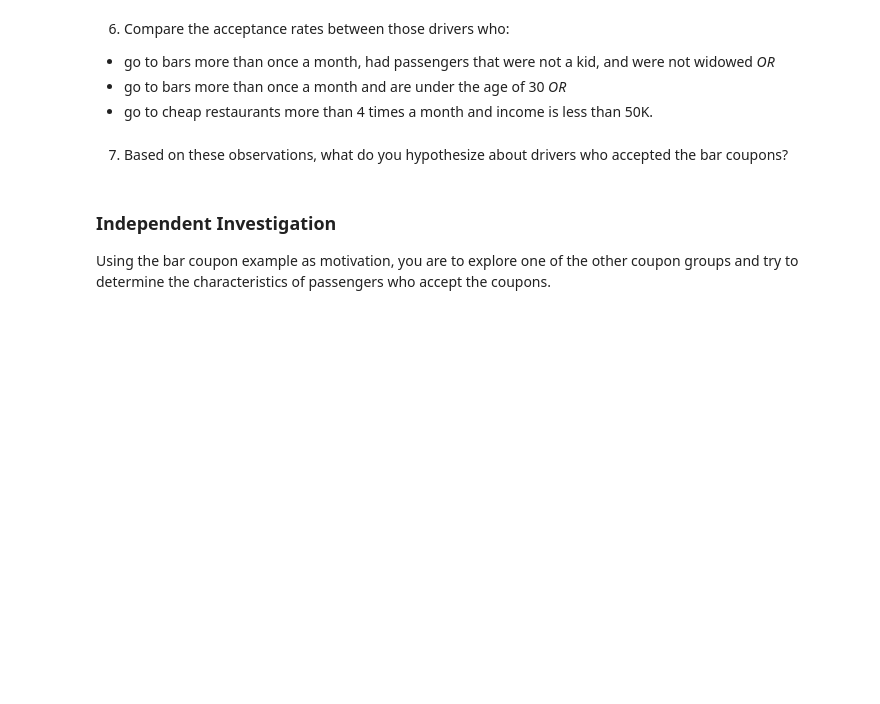
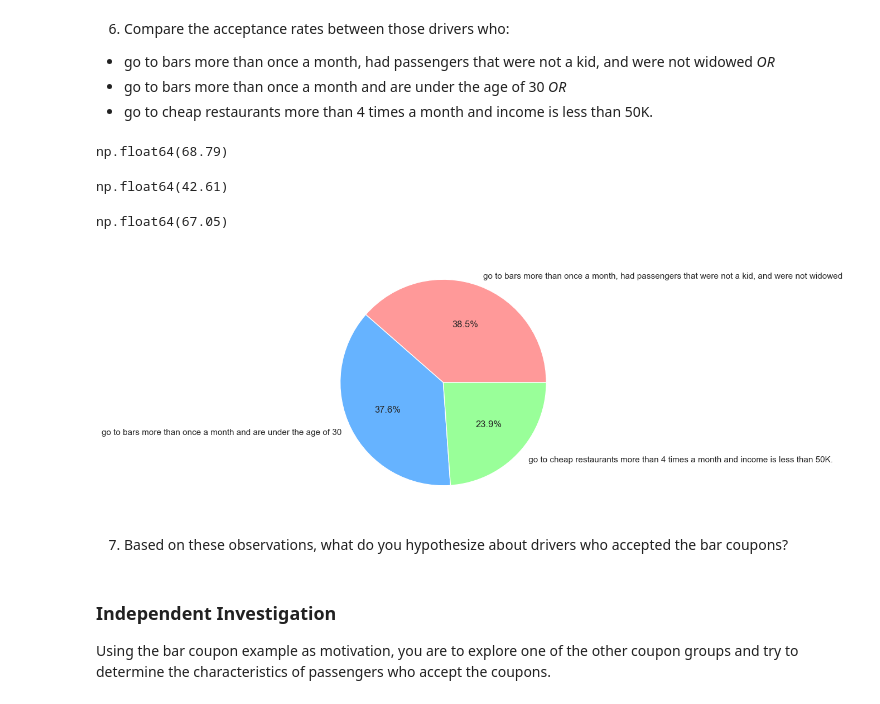
Before and after one commit to ashmehta/Amazon-Coupon-Acceptance, a Jupyter notebook: prompt.ipynb, the cells around one changed output. Cells and saved outputs as stored; diff of their text form; code cells hidden in the pictures; blank space fills up the shorter version.

```diff
--- a/prompt.ipynb
+++ b/prompt.ipynb
@@ -326,6 +337,48 @@ Passing `palette` without assigning `hue` is deprecated and will be removed in v
 - go to bars more than once a month, had passengers that were not a kid, and were not widowed *OR*
 - go to bars more than once a month and are under the age of 30 *OR*
 - go to cheap restaurants more than 4 times a month and income is less than 50K.
+# %%
+Bar_more_than_1_no_kids = bar.query("Bar == '1~3' | Bar == '4~8' | Bar == 'gt8' & passanger != 'kid(s)' & maritalStatus != 'widowed'")
+Bar_cheap_low_income = bar.query("RestaurantLessThan20 == '4~8' | RestaurantLessThan20 == 'gr8' & income == 'Less than $12500' | income == '$12000-$24999' | income == '$250000-$37499' | income == '$37500-$49999'")
+more_than_1_below_25 = below_25.query("Bar == '1~3' | Bar == '4~8' | Bar == 'gt8'")
+# %%
+Bar_more_than_1_no_kids_offered = Bar_more_than_1_no_kids['Y'].count()
+Bar_more_than_1_no_kids_accepted =  Bar_more_than_1_no_kids['Y'].value_counts()[1]
+
+accept_rate = round((Bar_more_than_1_no_kids_accepted/Bar_more_than_1_no_kids_offered)*100, 2)
+accept_rate
+# %% [output]
+np.float64(68.79)
+# %%
+Bar_cheap_low_income_offer = Bar_cheap_low_income['Y'].count()
+Bar_cheap_low_income_accepted = Bar_cheap_low_income['Y'].value_counts()[1]
+
+Bar_low_income_acceptance = round((Bar_cheap_low_income_accepted/Bar_cheap_low_income_offer)*100, 2)
+Bar_low_income_acceptance
+# %% [output]
+np.float64(42.61)
+# %%
+more_than_1_below_25_offered = more_than_1_below_25['Y'].count()
+more_than_1_below_25_accepted = more_than_1_below_25['Y'].value_counts()[1]
+
+more_than_1_below_25_rate = round((more_than_1_below_25_accepted/more_than_1_below_25_offered)*100, 2)
+more_than_1_below_25_rate
+# %% [output]
+np.float64(67.05)
+# %%
+chart = [accept_rate,
+         more_than_1_below_25_rate,
+         Bar_low_income_acceptance]
+labels = ['go to bars more than once a month, had passengers that were not a kid, and were not widowed',
+          'go to bars more than once a month and are under the age of 30',
+          ' go to cheap restaurants more than 4 times a month and income is less than 50K.']
+colors = ['#ff9999', '#66b3ff', '#99ff99']
+
+plt.figure(figsize= (6,6))
+plt.pie(chart, labels=labels, autopct='%1.1f%%', colors=colors)
+plt.show()
+# %% [output]
+[figure, added]
 # %% [markdown]
 7.  Based on these observations, what do you hypothesize about drivers who accepted the bar coupons?
 # %% [markdown]
```
Also changed, not shown: parts of 2 cells of this notebook.
